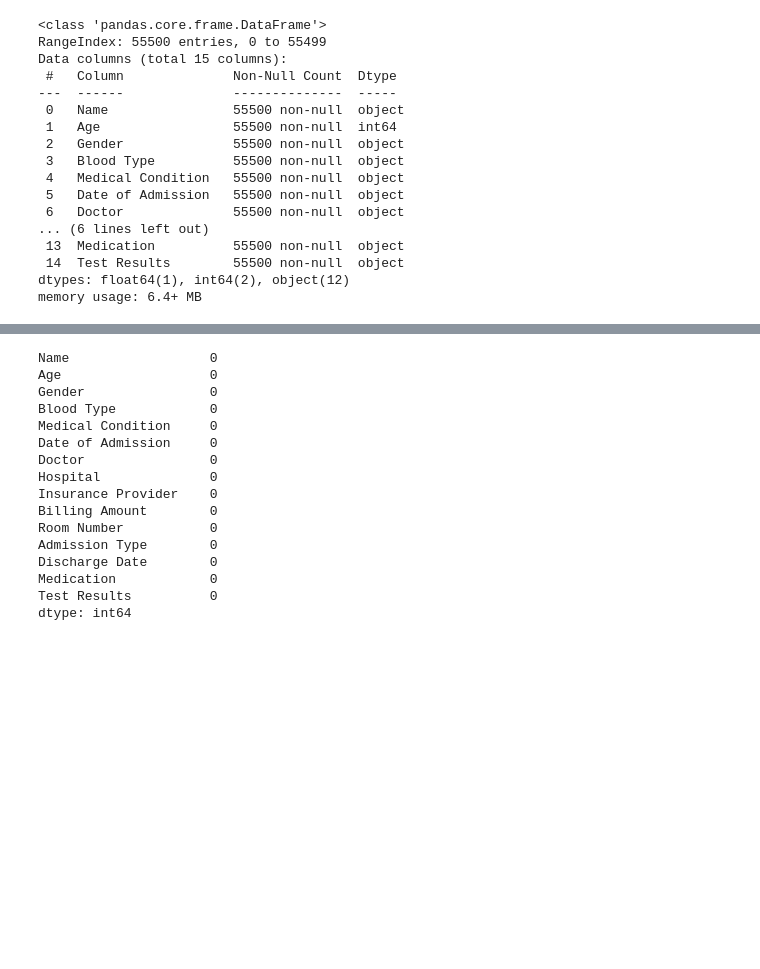
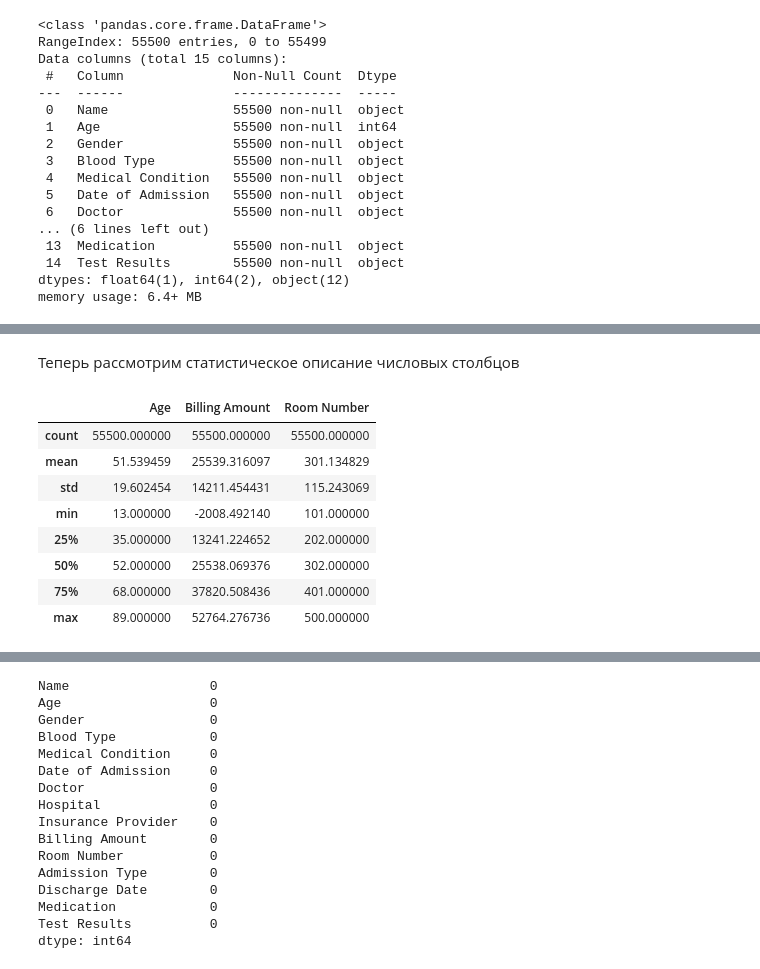
Before and after one commit to vvltoria/health_classification, a Jupyter notebook: df.ipynb, the cells around one changed output, grey strips where cells are left out. Cells and saved outputs as stored; diff of their text form; code cells hidden in the pictures; blank space fills up the shorter version.

```diff
--- a/df.ipynb
+++ b/df.ipynb
@@ -41,0 +99,14 @@ memory usage: 6.4+ MB
+# %% [markdown]
+Теперь рассмотрим статистическое описание числовых столбцов
+# %%
+data.describe()
+# %% [output]
+|  | Age | Billing Amount | Room Number |
+| count | 55500.000000 | 55500.000000 | 55500.000000 |
+| mean | 51.539459 | 25539.316097 | 301.134829 |
+| std | 19.602454 | 14211.454431 | 115.243069 |
+| min | 13.000000 | -2008.492140 | 101.000000 |
+| 25% | 35.000000 | 13241.224652 | 202.000000 |
+| 50% | 52.000000 | 25538.069376 | 302.000000 |
+| 75% | 68.000000 | 37820.508436 | 401.000000 |
+| max | 89.000000 | 52764.276736 | 500.000000 |
```
Also changed, not shown: parts of 31 cells of this notebook.
